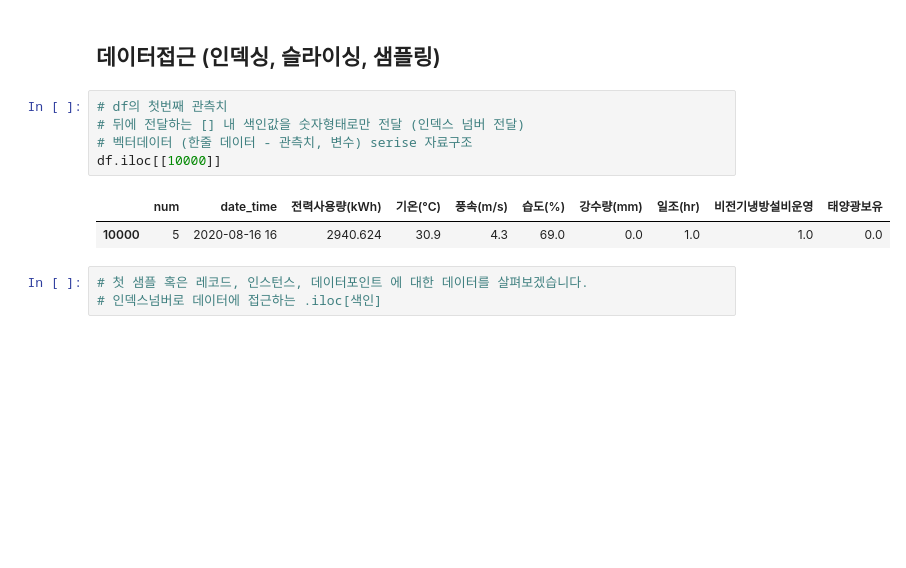
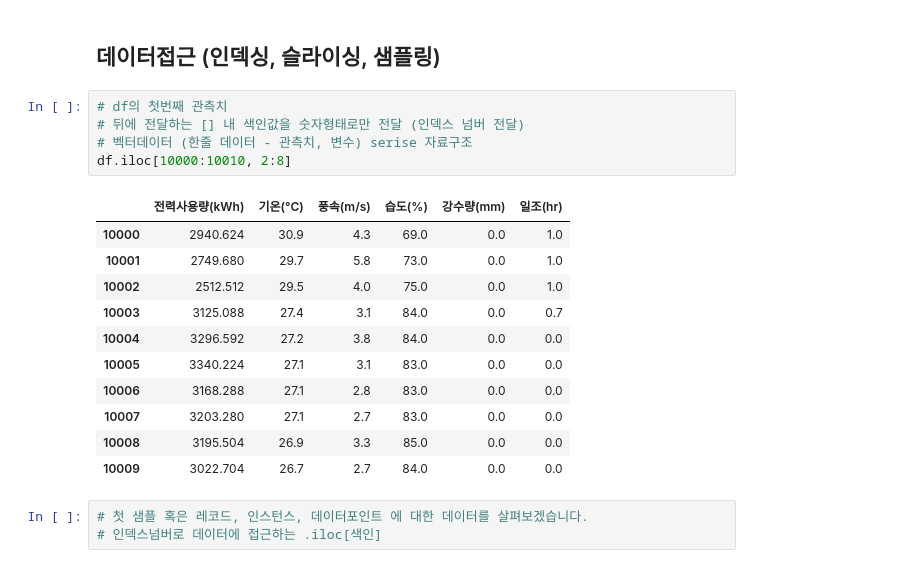
Before and after one commit to overgroove/samsung_ML, a Jupyter notebook: 03_package_pandas.ipynb, the cells around one changed output. Cells and saved outputs as stored; diff of their text form; blank space fills up the shorter version.

```diff
--- a/03_package_pandas.ipynb
+++ b/03_package_pandas.ipynb
@@ -354,11 +354,20 @@ df.head()
 # %%
 # df의 첫번째 관측치
 # 뒤에 전달하는 [] 내 색인값을 숫자형태로만 전달 (인덱스 넘버 전달)
 # 벡터데이터 (한줄 데이터 - 관측치, 변수) serise 자료구조
-df.iloc[[10000]]
+df.iloc[10000:10010, 2:8]
 # %% [output]
-|  | num | date_time | 전력사용량(kWh) | 기온(°C) | 풍속(m/s) | 습도(%) | 강수량(mm) | 일조(hr) | 비전기냉방설비운영 | 태양광보유 |
-| 10000 | 5 | 2020-08-16 16 | 2940.624 | 30.9 | 4.3 | 69.0 | 0.0 | 1.0 | 1.0 | 0.0 |
+|  | 전력사용량(kWh) | 기온(°C) | 풍속(m/s) | 습도(%) | 강수량(mm) | 일조(hr) |
+| 10000 | 2940.624 | 30.9 | 4.3 | 69.0 | 0.0 | 1.0 |
+| 10001 | 2749.680 | 29.7 | 5.8 | 73.0 | 0.0 | 1.0 |
+| 10002 | 2512.512 | 29.5 | 4.0 | 75.0 | 0.0 | 1.0 |
+| 10003 | 3125.088 | 27.4 | 3.1 | 84.0 | 0.0 | 0.7 |
+| 10004 | 3296.592 | 27.2 | 3.8 | 84.0 | 0.0 | 0.0 |
+| 10005 | 3340.224 | 27.1 | 3.1 | 83.0 | 0.0 | 0.0 |
+| 10006 | 3168.288 | 27.1 | 2.8 | 83.0 | 0.0 | 0.0 |
+| 10007 | 3203.280 | 27.1 | 2.7 | 83.0 | 0.0 | 0.0 |
+| 10008 | 3195.504 | 26.9 | 3.3 | 85.0 | 0.0 | 0.0 |
+| 10009 | 3022.704 | 26.7 | 2.7 | 84.0 | 0.0 | 0.0 |
 # %%
 # 첫 샘플 혹은 레코드, 인스턴스, 데이터포인트 에 대한 데이터를 살펴보겠습니다.
 # 인덱스넘버로 데이터에 접근하는 .iloc[색인]
```
Also changed, not shown: parts of 28 cells of this notebook.
